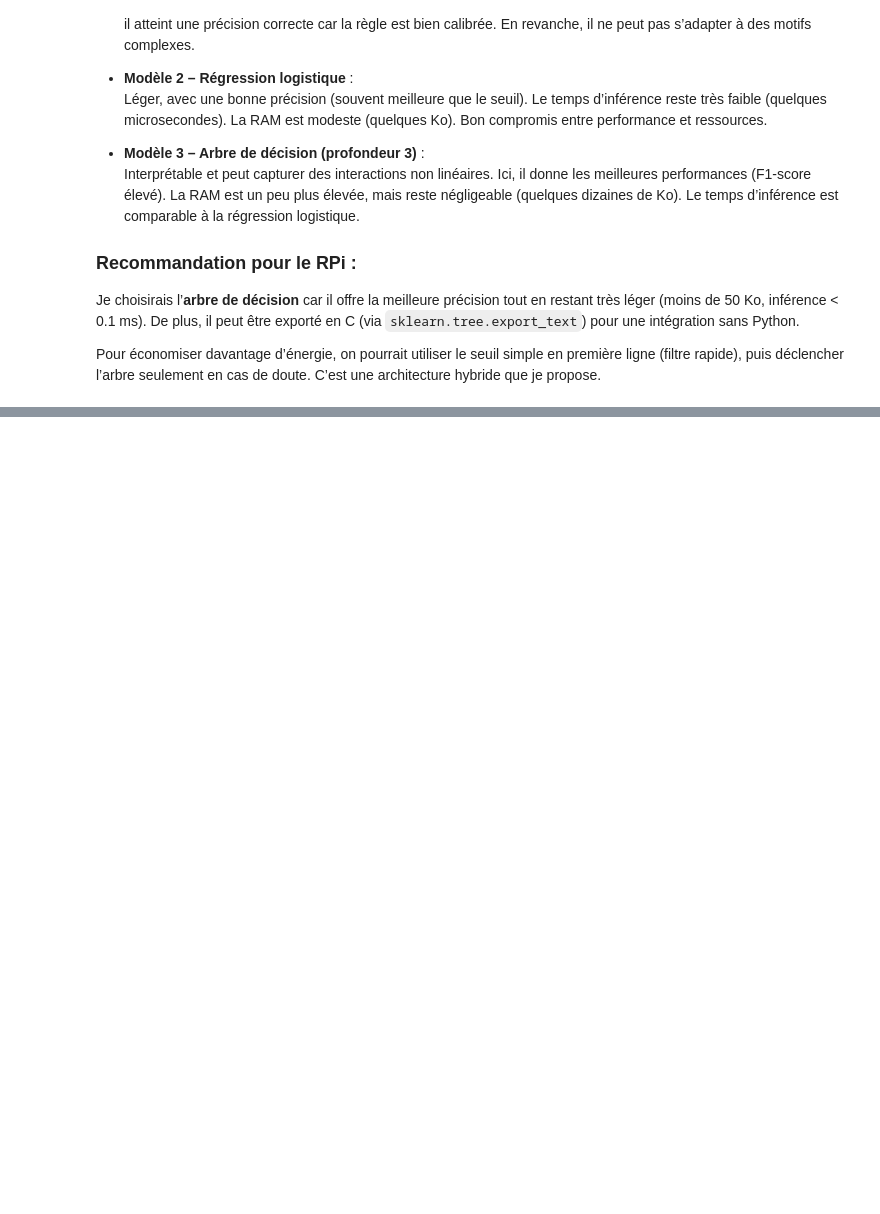
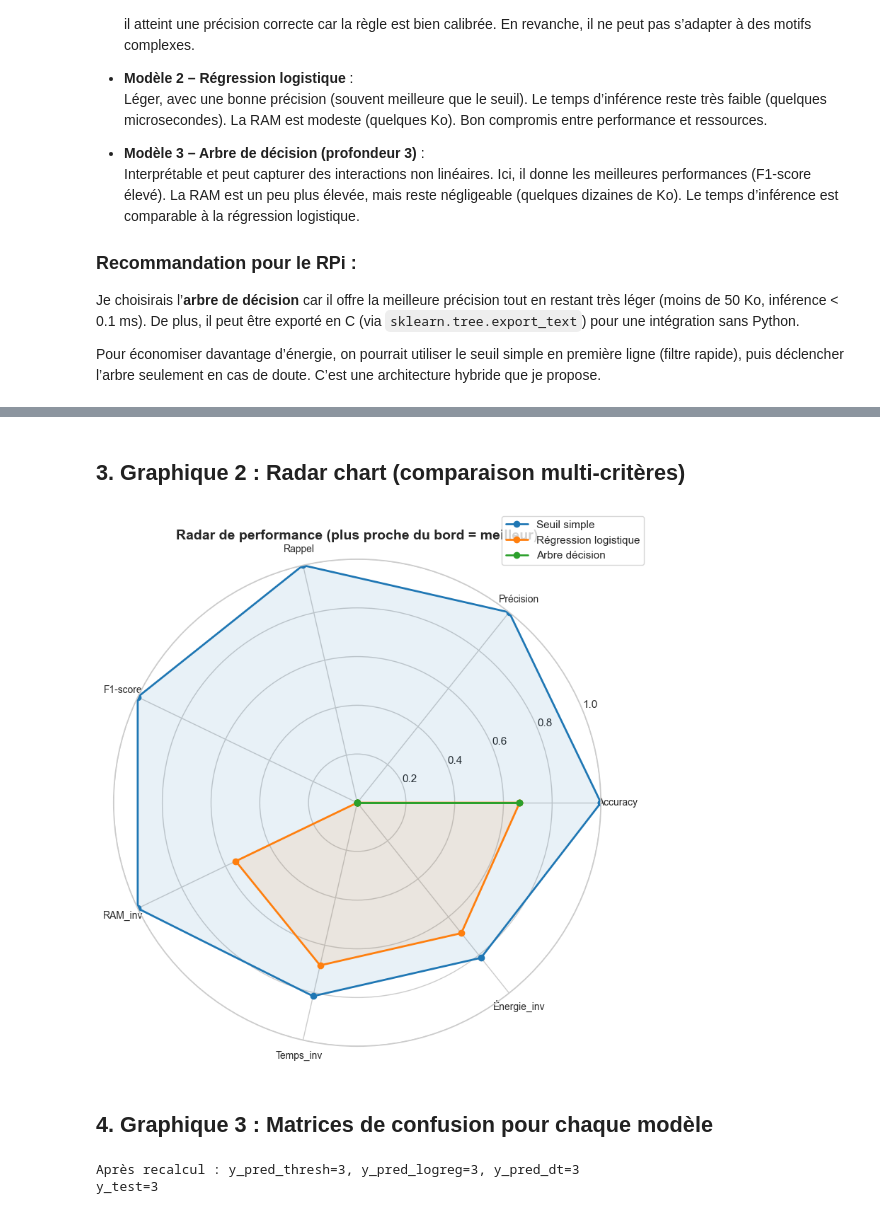
Before and after one commit to Ramadiaw12/IoT_project, a Jupyter notebook: notebooks/analysis.ipynb, the cells around one changed output, grey strips where cells are left out. Cells and saved outputs as stored; diff of their text form; code cells hidden in the pictures; blank space fills up the shorter version.

```diff
--- a/notebooks/analysis.ipynb
+++ b/notebooks/analysis.ipynb
@@ -993,0 +1059,51 @@ Pour économiser davantage d’énergie, on pourrait utiliser le seuil simple en
+# %% [markdown]
+## 3. Graphique 2 : Radar chart (comparaison multi‑critères)
+# %%
+from math import pi
+
+# Normalisation des métriques (0 à 1) pour le radar
+# Plus c'est haut, mieux c'est : pour RAM et temps et énergie, on inverse (1 - normalisé)
+metrics_radar = ['Accuracy', 'Précision', 'Rappel', 'F1-score', 'RAM_inv', 'Temps_inv', 'Énergie_inv']
+performance_radar = performance.copy()
+performance_radar['RAM_inv'] = 1 - (performance_radar['RAM (Ko)'] / performance_radar['RAM (Ko)'].max())
+performance_radar['Temps_inv'] = 1 - (performance_radar['Temps inf. (ms)'] / performance_radar['Temps inf. (ms)'].max())
+performance_radar['Énergie_inv'] = 1 - (performance_radar['Énergie (mAh/1000 inf.)'] / performance_radar['Énergie (mAh/1000 inf.)'].max())
+
+# Préparer le radar
+categories = metrics_radar
+N = len(categories)
+angles = [n / float(N) * 2 * pi for n in range(N)]
+angles += angles[:1]  # fermer le polygone
+
+fig, ax = plt.subplots(figsize=(8, 8), subplot_kw={'projection': 'polar'})
+colors = ['#1f77b4', '#ff7f0e', '#2ca02c']
+for i, model in enumerate(performance_radar['Modèle']):
+    values = performance_radar.loc[i, categories].values.tolist()
+    values += values[:1]
+    ax.plot(angles, values, 'o-', linewidth=2, label=model, color=colors[i])
+    ax.fill(angles, values, alpha=0.1, color=colors[i])
+
+ax.set_xticks(angles[:-1])
+ax.set_xticklabels(categories, fontsize=10)
+ax.set_ylim(0, 1)
+ax.set_title('Radar de performance (plus proche du bord = meilleur)', fontsize=14, fontweight='bold', pad=20)
+ax.legend(loc='upper right', bbox_to_anchor=(1.1, 1.1))
+plt.tight_layout()
+plt.show()
+# %% [output]
+[figure, added]
+# %% [markdown]
+## 4. Graphique 3 : Matrices de confusion pour chaque modèle
+# %%
+# Recalculer les prédictions pour être sûr d'avoir la même longueur que y_test
+y_pred_thresh = [1 if threshold_model(row['n_trips'], row['mean_duration_sec']) else 0
+                 for _, row in X_test.iterrows()]
+
+y_pred_logreg = logreg.predict(X_test_scaled)
+y_pred_dt = dt.predict(X_test)
+
+print(f"Après recalcul : y_pred_thresh={len(y_pred_thresh)}, y_pred_logreg={len(y_pred_logreg)}, y_pred_dt={len(y_pred_dt)}")
+print(f"y_test={len(y_test)}")
+# %% [output]
+Après recalcul : y_pred_thresh=3, y_pred_logreg=3, y_pred_dt=3
+y_test=3
```
Also changed, not shown: parts of 11 cells of this notebook.
